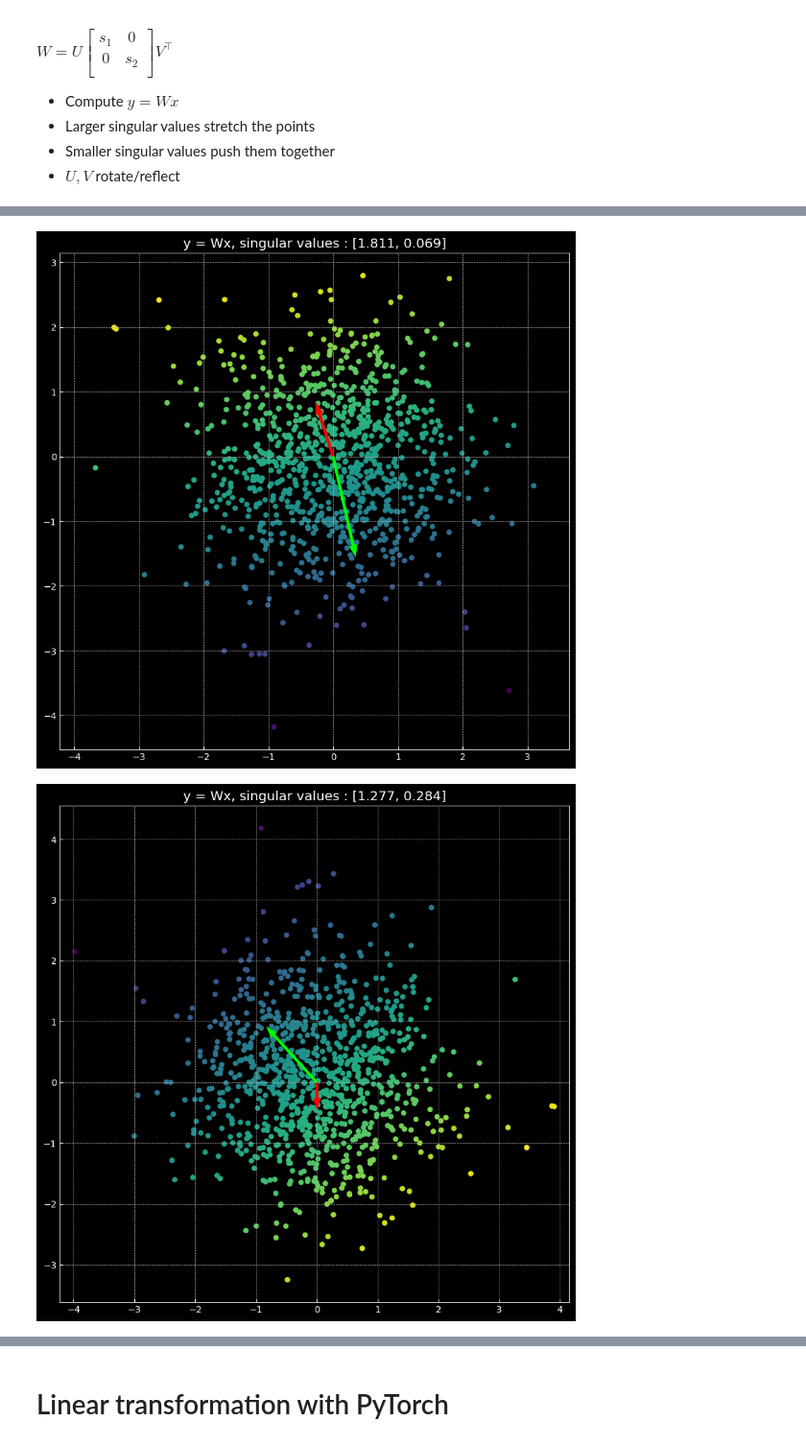
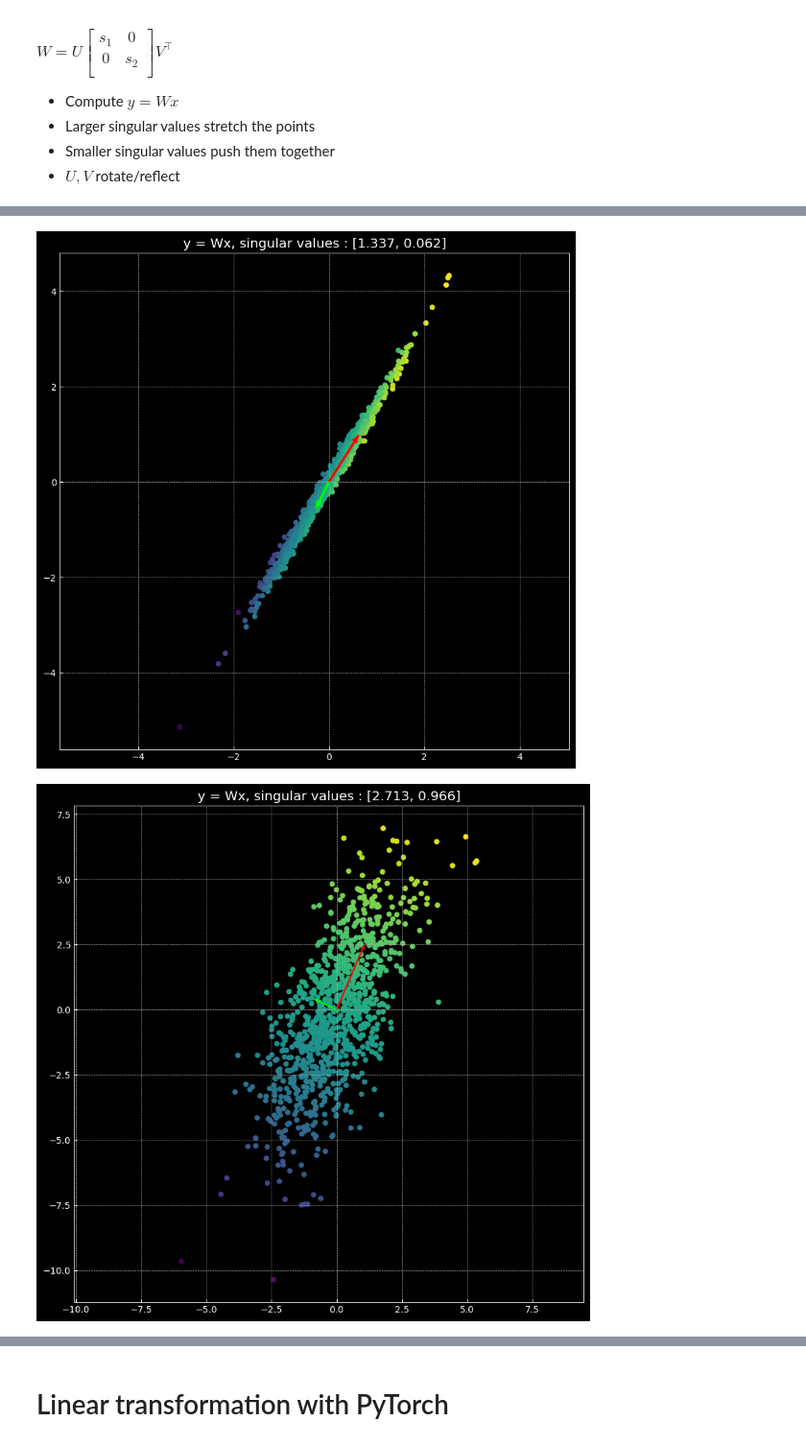
Before and after one commit to tayyabmujahid/pytorch-Deep-Learning, a Jupyter notebook: 02-space_stretching.ipynb, the cells around one changed output, grey strips where cells are left out. Shown at 96% size. Cells and saved outputs as stored; diff of their text form; code cells hidden in the pictures.

```diff
--- a/02-space_stretching.ipynb
+++ b/02-space_stretching.ipynb
@@ -66,23 +66,23 @@ $
 # %%
 show_scatterplot(X, colors, title='X')
 plot_bases(OI)
 
 for i in range(10):
     # create a random matrix
     W = torch.randn(2, 2).to(device)
 
     # compute singular values
     U, S, V = torch.svd(W)
     # transform points
-    Y = X @ U.t()
+    Y = X @ W.t()
     # plot transformed points
     show_scatterplot(Y, colors, title='y = Wx, singular values : [{:.3f}, {:.3f}]'.format(S[0], S[1]))
     # transform the basis
     new_OI = OI @ W.t()
     # plot old and new basis
 #     plot_bases(OI)
     plot_bases(new_OI)
 # %% [output]
 [figure]
-[figure, old version]
+[figure, new version]
-[figure, old version]
+[figure, new version]
```
Also changed, not shown: parts of 1 cell of this notebook.
